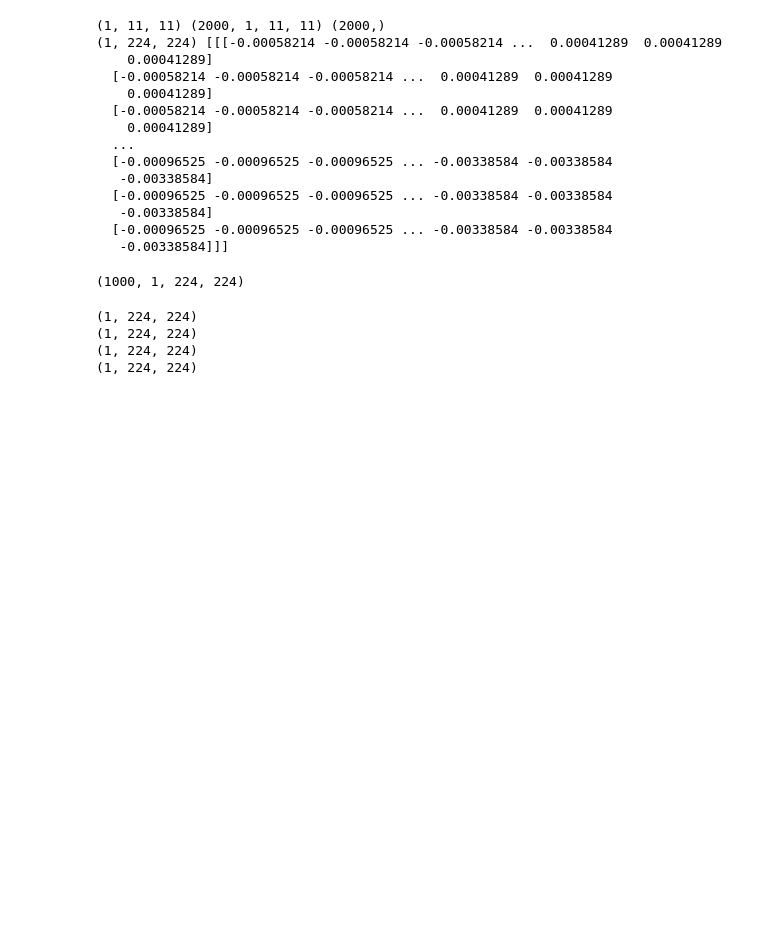
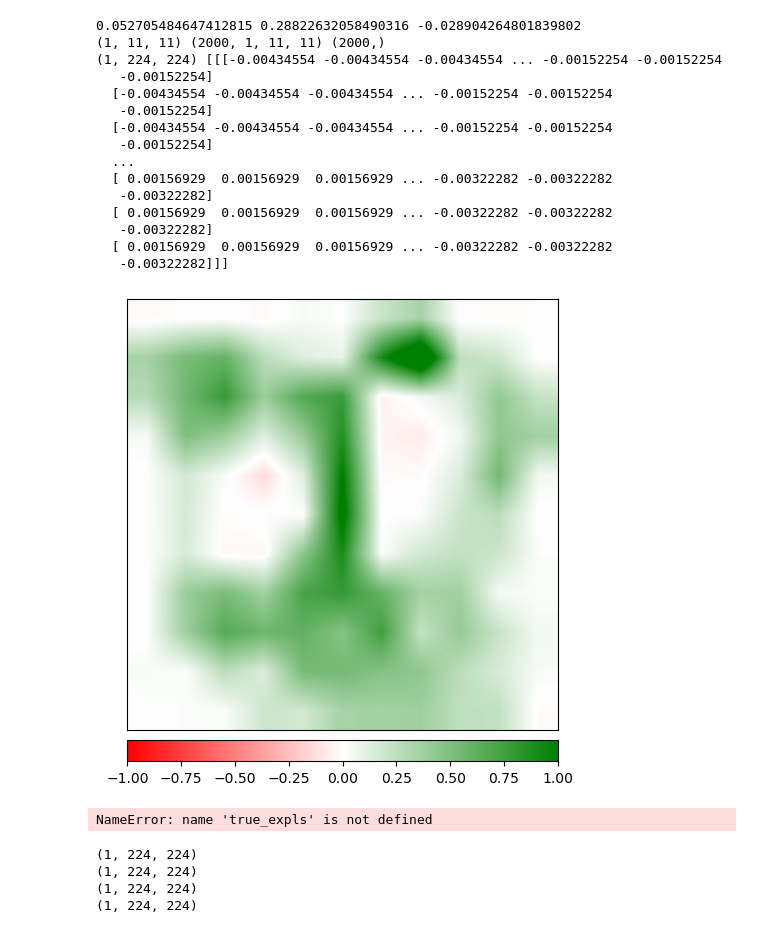
Before and after one commit to beotborry/ConformalXAI, a Jupyter notebook: analysis_final.ipynb, the cells around one changed output. Cells and saved outputs as stored; diff of their text form; code cells hidden in the pictures; blank space fills up the shorter version.

```diff
--- a/analysis_final.ipynb
+++ b/analysis_final.ipynb
@@ -8,27 +15,42 @@ from tqdm import tqdm
+# %%
+with open(f"./val_seed_{seed}.npy", "rb") as f:
+    filepath_list = np.load(f)
+
+img_path = filepath_list[70]
+img_name = os.path.basename(img_path)
+
+orig_img = Image.open(img_path)
+orig_img = tensorize(center_crop_224(resize_322(orig_img))).detach().numpy()
 # %%
-with open("results/train_seed_0_pred_orig_eval_orig_transform_both_sign_all_reduction_sum/n01440764_752.JPEG_expl_GradCAM_sample_2000_sigma_0.0_seed_0_orig_true_config.npy", "rb") as f:
+with open(f"results/val_seed_{seed}_pred_orig_eval_orig_transform_both_sign_all_reduction_sum/{img_name}_expl_LayerIG_sample_2000_sigma_0.05_seed_{seed}_orig_true_config.npy", "rb") as f:
     orig_expl = np.load(f, allow_pickle=True)
     true_expls = np.load(f, allow_pickle=True)
     configs = np.load(f, allow_pickle=True)
 
+print(np.mean(orig_expl), np.max(orig_expl), np.min(orig_expl))
 print(orig_expl.shape, true_expls.shape, configs.shape)
 orig_expl = F.interpolate(torch.tensor(orig_expl).unsqueeze(0), (224, 224), mode='bilinear').squeeze(0).numpy()
 print(orig_expl.shape, orig_expl)
 # %% [output]
+0.052705484647412815 0.28822632058490316 -0.028904264801839802
 (1, 11, 11) (2000, 1, 11, 11) (2000,)
-(1, 224, 224) [[[-0.00058214 -0.00058214 -0.00058214 ...  0.00041289  0.00041289
-    0.00041289]
-  [-0.00058214 -0.00058214 -0.00058214 ...  0.00041289  0.00041289
-    0.00041289]
-  [-0.00058214 -0.00058214 -0.00058214 ...  0.00041289  0.00041289
-    0.00041289]
+(1, 224, 224) [[[-0.00434554 -0.00434554 -0.00434554 ... -0.00152254 -0.00152254
+   -0.00152254]
+  [-0.00434554 -0.00434554 -0.00434554 ... -0.00152254 -0.00152254
+   -0.00152254]
+  [-0.00434554 -0.00434554 -0.00434554 ... -0.00152254 -0.00152254
+   -0.00152254]
   ...
-  [-0.00096525 -0.00096525 -0.00096525 ... -0.00338584 -0.00338584
-   -0.00338584]
-  [-0.00096525 -0.00096525 -0.00096525 ... -0.00338584 -0.00338584
-   -0.00338584]
-  [-0.00096525 -0.00096525 -0.00096525 ... -0.00338584 -0.00338584
-   -0.00338584]]]
+  [ 0.00156929  0.00156929  0.00156929 ... -0.00322282 -0.00322282
+   -0.00322282]
+  [ 0.00156929  0.00156929  0.00156929 ... -0.00322282 -0.00322282
+   -0.00322282]
+  [ 0.00156929  0.00156929  0.00156929 ... -0.00322282 -0.00322282
+   -0.00322282]]]
+# %%
+_ = viz.visualize_image_attr(np.transpose(orig_expl, (1,2,0)), np.transpose(orig_img, (1,2,0)), sign='all', method = 'heat_map', show_colorbar=True)
+# %% [output]
+[figure, added]
 # %%
 indicies = np.arange(0, 2000, 1)
 np.random.shuffle(indicies)
@@ -55,7 +77,7 @@ for true_expl, config in tqdm(zip(true_expls[cal_idx], configs[cal_idx])):
 scores = np.stack(scores)
 print(scores.shape)
 # %% [output]
-(1000, 1, 224, 224)
+NameError: name 'true_expls' is not defined
 # %%
 test_expls =[]
 for true_expl, config in tqdm(zip(true_expls[val_idx], configs[val_idx])):
```
Also changed, not shown: parts of 2 cells of this notebook, 9 other files.
